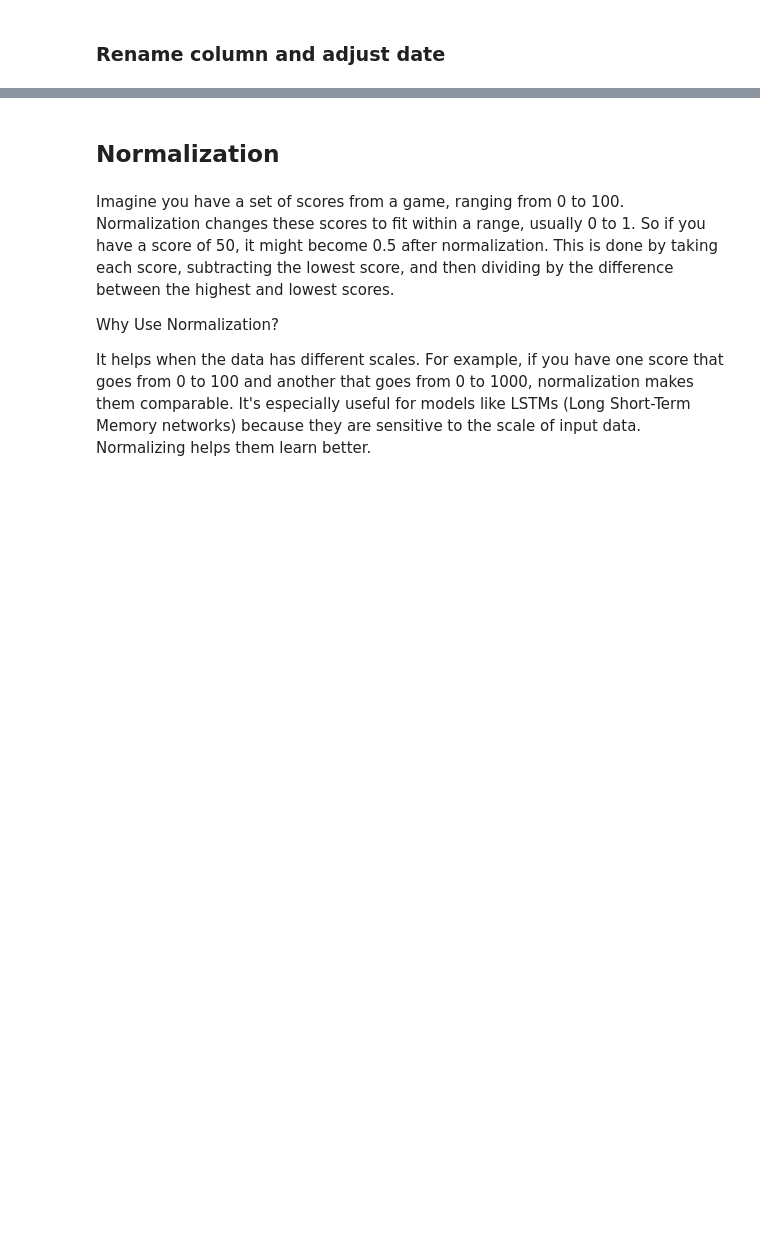
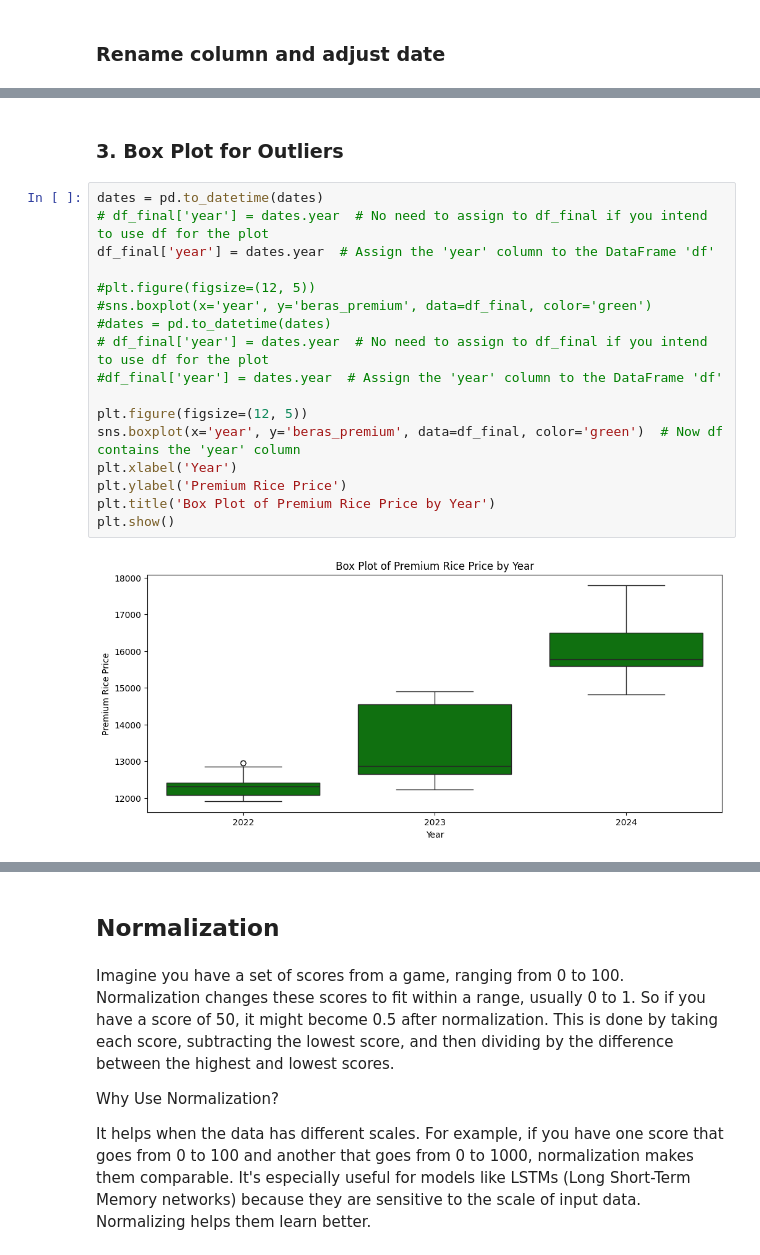
Before and after one commit to karyateguh/Prediction-of-price-rice-in-DKI-Jakarta, a Jupyter notebook: Prediction_of_Price_Rice_in_DKI_Jakarta.ipynb, the cells around one changed output, grey strips where cells are left out. Cells and saved outputs as stored; diff of their text form; blank space fills up the shorter version.

```diff
--- a/Prediction_of_Price_Rice_in_DKI_Jakarta.ipynb
+++ b/Prediction_of_Price_Rice_in_DKI_Jakarta.ipynb
@@ -249,0 +253,21 @@ beras_premium and beras_medium have simillar plot. From now on, we only use bera
+# %% [markdown]
+### 3. Box Plot for Outliers
+# %%
+dates = pd.to_datetime(dates)
+# df_final['year'] = dates.year  # No need to assign to df_final if you intend to use df for the plot
+df_final['year'] = dates.year  # Assign the 'year' column to the DataFrame 'df'
+
+#plt.figure(figsize=(12, 5))
+#sns.boxplot(x='year', y='beras_premium', data=df_final, color='green')
+#dates = pd.to_datetime(dates)
+# df_final['year'] = dates.year  # No need to assign to df_final if you intend to use df for the plot
+#df_final['year'] = dates.year  # Assign the 'year' column to the DataFrame 'df'
+
+plt.figure(figsize=(12, 5))
+sns.boxplot(x='year', y='beras_premium', data=df_final, color='green')  # Now df contains the 'year' column
+plt.xlabel('Year')
+plt.ylabel('Premium Rice Price')
+plt.title('Box Plot of Premium Rice Price by Year')
+plt.show()
+# %% [output]
+[figure, added]
```
Also changed, not shown: parts of 80 cells of this notebook.
